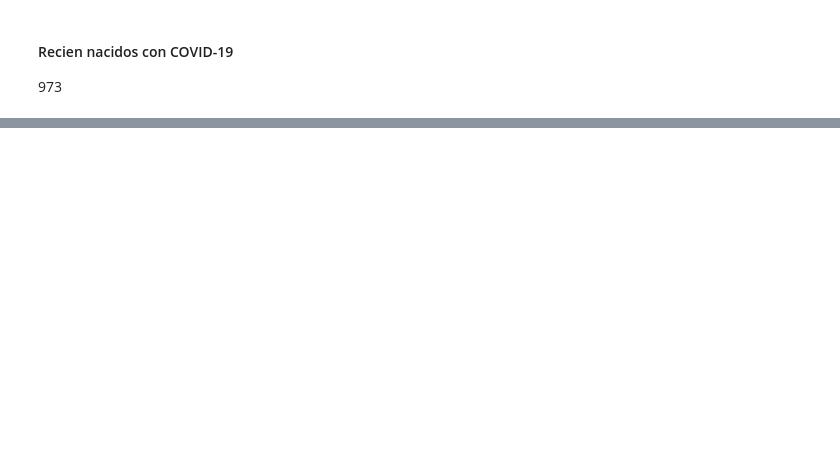
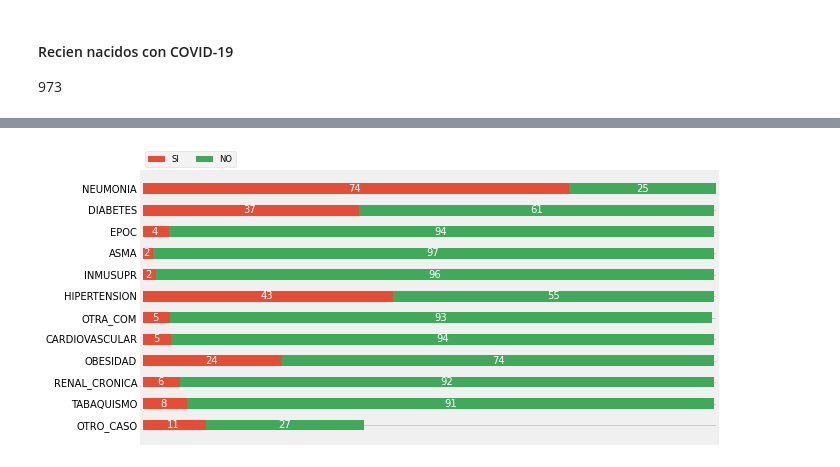
Before and after one commit to MisaelVargas/Verano2020, a Jupyter notebook: Unidad 6/Proyecto.ipynb, the cells around one changed output, grey strips where cells are left out. Cells and saved outputs as stored; diff of their text form; code cells hidden in the pictures; blank space fills up the shorter version.

```diff
--- a/Unidad 6/Proyecto.ipynb
+++ b/Unidad 6/Proyecto.ipynb
@@ -262,0 +332,12 @@ for thisfrac, thispatch in zip(fracs, patches):
+# %%
+pcted = [100/defuncionesp.shape[0]*n for n in enfermedades['SI']]
+pcted
+
+valuesc = np.array([np.array([100/defuncionesp.shape[0]*n for n in enfermedades['SI']]),
+          np.array([100/defuncionesp.shape[0]*n for n in enfermedades['NO']])])
+
+comparacion = pd.DataFrame(valuesc, index=['SI', 'NO'], columns=index)
+
+comparacion = comparacion.transpose()
+
+comparacion
@@ -262,0 +358,29 @@ for thisfrac, thispatch in zip(fracs, patches):
+# %%
+labels = index
+data = valuesc.T
+data_cum = data.cumsum(axis=1)
+category_colors = plt.get_cmap('RdYlGn')(
+np.linspace(0.15, 0.85, data.shape[1]))
+
+fig, ax = plt.subplots(figsize=(9.2, 5))
+
+ax.invert_yaxis()
+ax.xaxis.set_visible(False)
+ax.set_xlim(0, np.sum(data, axis=1).max())
+
+for i, (colname, color) in enumerate(zip(['SI', 'NO'], category_colors)):
+        widths = data[:, i]
+        starts = data_cum[:, i] - widths
+        ax.barh(labels, widths, left=starts, height=0.5,
+                label=colname, color=color)
+        xcenters = starts + widths / 2
+
+        r, g, b, _ = color
+        text_color = 'white' if r * g * b < 0.5 else 'darkgrey'
+        for y, (x, c) in enumerate(zip(xcenters, widths)):
+            ax.text(x, y, str(int(c)), ha='center', va='center',
+                    color=text_color)
+        ax.legend(ncol=len(['SI', 'NO']), bbox_to_anchor=(0, 1),
+              loc='lower left', fontsize='small')
+# %% [output]
+[figure, added]
```
Also changed, not shown: parts of 29 cells of this notebook.
